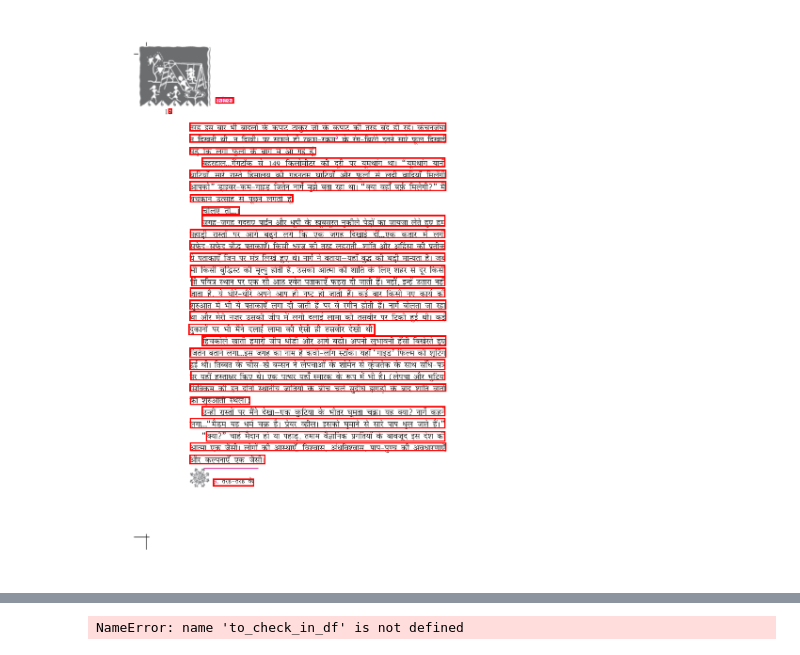
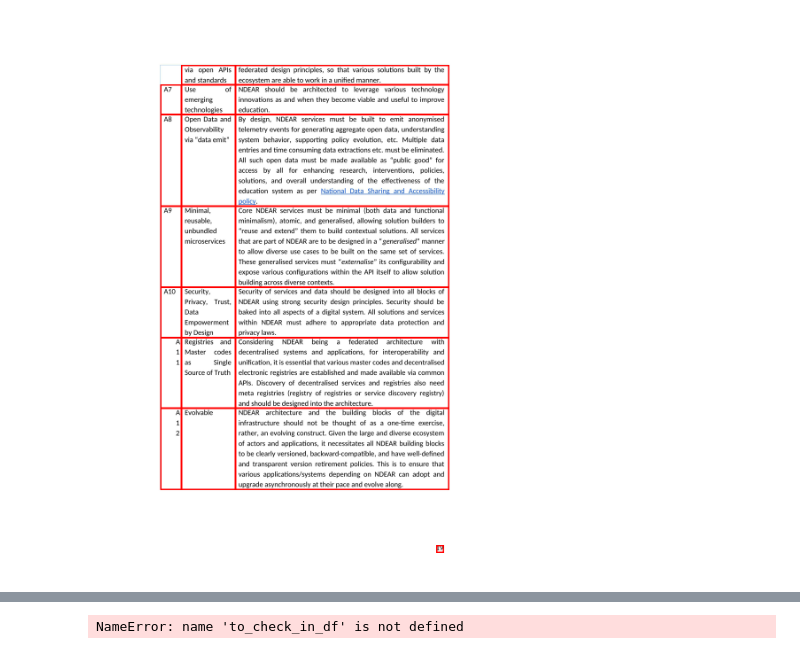
Before and after one commit to project-anuvaad/anuvaad, a Jupyter notebook: anuvaad-etl/anuvaad-extractor/block-merger/src/notebooks/visualize_bm-v2.ipynb, the cells around one changed output, grey strips where cells are left out. Cells and saved outputs as stored; diff of their text form; code cells hidden in the pictures.

Commit message:
bug in indexing during p_df resolved

```diff
--- a/anuvaad-etl/anuvaad-extractor/block-merger/src/notebooks/visualize_bm-v2.ipynb
+++ b/anuvaad-etl/anuvaad-extractor/block-merger/src/notebooks/visualize_bm-v2.ipynb
@@ -109,17 +111,17 @@ flags
 # height_ratio = pdf_data['page_height'] / pdf_data['pdf_image_height']
 # predict_primanet(img_filepath,pdf_bg_img_filepaths,to_check[0],width_ratio,height_ratio)
 # %%
-page_index = 0
-to_check        = pdf_data['h_dfs']
+page_index = 18
+to_check        = pdf_data['p_dfs']
 #to_check_in_df        = pdf_data['v_dfs'][page_index]
 img_filepath    = pdf_data['pdf_image_paths'][page_index]
 pdf_bg_img_filepaths  = pdf_data['pdf_bg_img_filepaths'][page_index]
 df              = to_check[page_index]
 
 desired_width, desired_height = pdf_data['page_width'] , pdf_data['page_height']
 draw_box(img_filepath,desired_width, desired_height, 'path',df, color="red", save=False)
 # %% [output]
-[figure, old version]
+[figure, new version]
 # %%
 df
 # %% [output]
```
Also changed, not shown: parts of 6 cells of this notebook, 2 other files.
